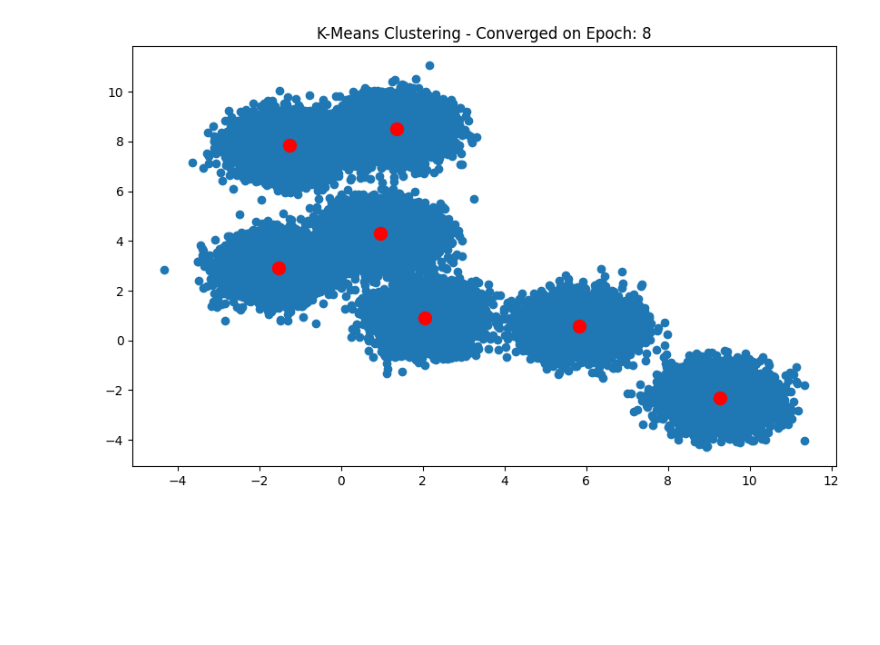
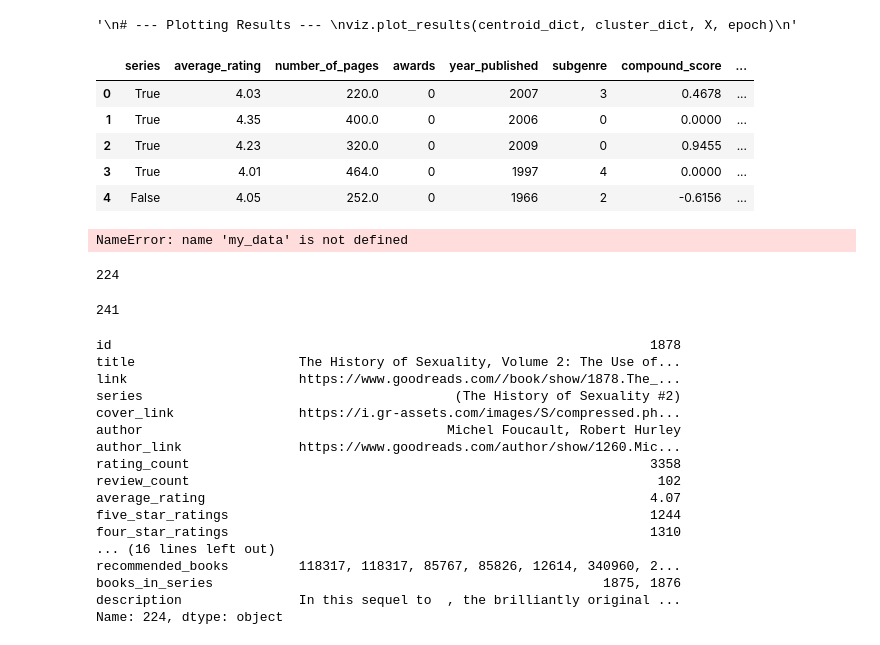
Before and after one commit to paulaRMachado/Final-Project-VI, a Jupyter notebook: workbook.ipynb, the cells around one changed output. Drawn from its saved outputs; the diff is of its cells as text; code cells hidden in the pictures; blank space fills up the shorter version.

Commit message:
predicting

```diff
--- a/workbook.ipynb
+++ b/workbook.ipynb
@@ -108,13 +103,26 @@ plt.show()
     for i in range(k):
         cluster_dict[i] = []
 # %%
-epochs = 100
+
+# --- Training---
+centroid_dict, cluster_dict, epoch = model.train(centroid_dict, cluster_dict, X)
 """
-# --- Training---
-centroid_dict, cluster_dict, epoch = model.train(centroid_dict, cluster_dict, X, epochs)
-
 # --- Plotting Results ---
 viz.plot_results(centroid_dict, cluster_dict, X, epoch)
 """
 # %% [output]
-[figure, removed]
+'\n# --- Plotting Results --- \nviz.plot_results(centroid_dict, cluster_dict, X, epoch)\n'
+# %%
+df_model.head()
+# %% [output]
+|  | series | average_rating | number_of_pages | awards | year_published | subgenre | compound_score | ... |
+| 0 | True | 4.03 | 220.0 | 0 | 2007 | 3 | 0.4678 | ... |
+| 1 | True | 4.35 | 400.0 | 0 | 2006 | 0 | 0.0000 | ... |
+| 2 | True | 4.23 | 320.0 | 0 | 2009 | 0 | 0.9455 | ... |
+| 3 | True | 4.01 | 464.0 | 0 | 1997 | 4 | 0.0000 | ... |
+| 4 | False | 4.05 | 252.0 | 0 | 1966 | 2 | -0.6156 | ... |
+# %%
+
+my_data.info()
+# %% [output]
+NameError: name 'my_data' is not defined
@@ -120,0 +132,30 @@ viz.plot_results(centroid_dict, cluster_dict, X, epoch)
+# %%
+nearest_point = model.predict_and_find_nearest(centroid_dict, cluster_dict, new_data_point)
+nearest_point
+# %% [output]
+224
+# %%
+nearest_point = find_nearest_point(centroid_dict, cluster_dict, predicted_cluster_index, new_data_point)
+print(nearest_point)
+# %% [output]
+241
+# %%
+df.iloc[nearest_point]
+# %% [output]
+id                                                                     1878
+title                     The History of Sexuality, Volume 2: The Use of...
+link                      https://www.goodreads.com//book/show/1878.The_...
+series                                        (The History of Sexuality #2)
+cover_link                https://i.gr-assets.com/images/S/compressed.ph...
+author                                       Michel Foucault, Robert Hurley
+author_link               https://www.goodreads.com/author/show/1260.Mic...
+rating_count                                                           3358
+review_count                                                            102
+average_rating                                                         4.07
+five_star_ratings                                                      1244
+four_star_ratings                                                      1310
+... (16 lines left out)
+recommended_books         118317, 118317, 85767, 85826, 12614, 340960, 2...
+books_in_series                                                  1875, 1876
+description               In this sequel to  , the brilliantly original ...
+Name: 224, dtype: object
```
Also changed, not shown: parts of 18 cells of this notebook, 15 other files.
